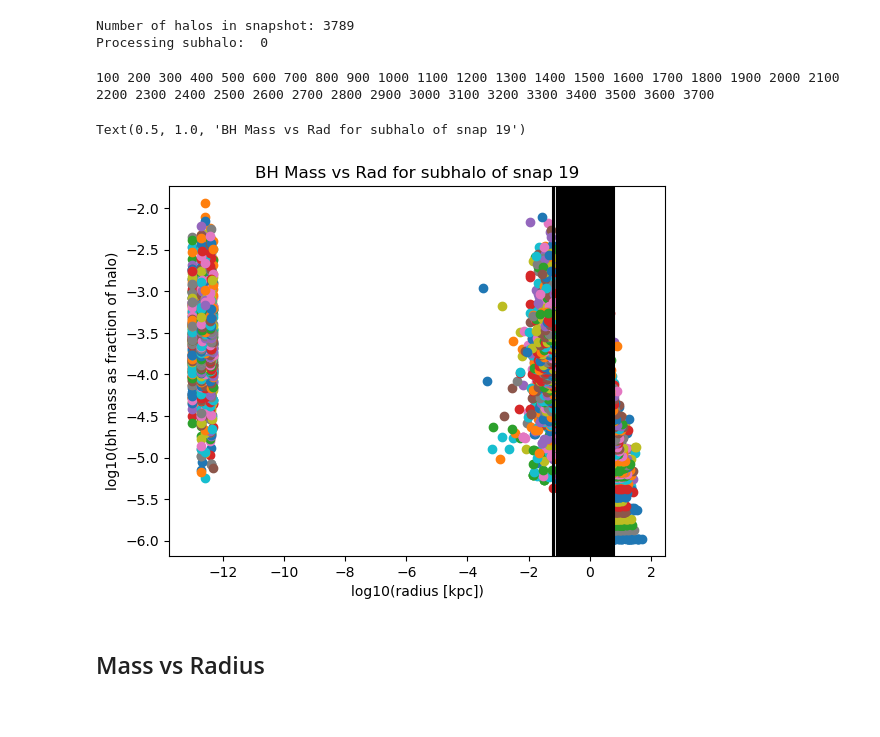
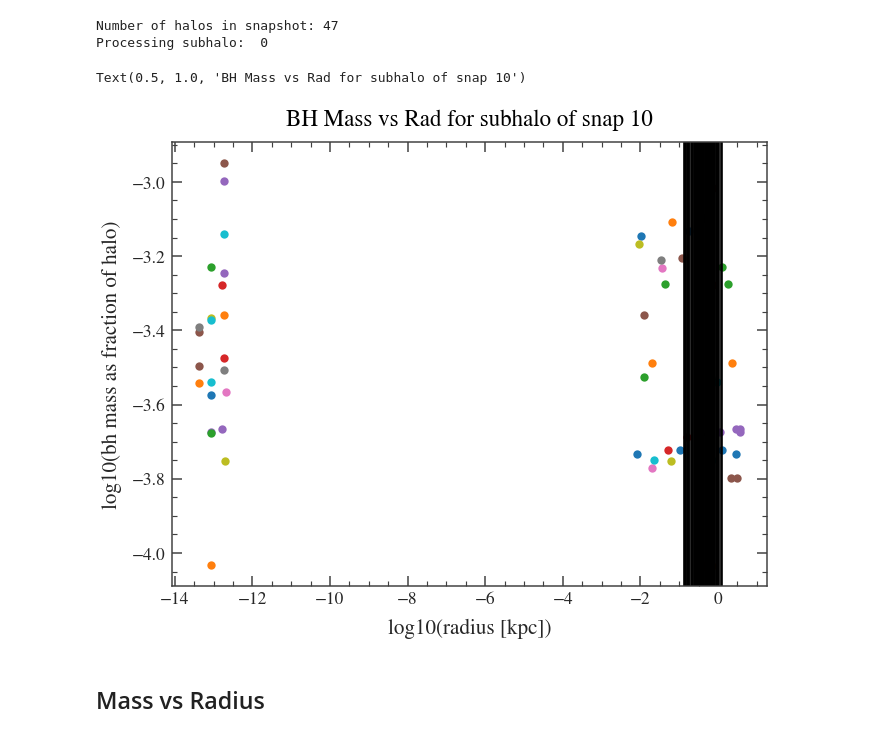
Before and after one commit to pranav-satheesh/wandering_bhs, a Jupyter notebook: Notebooks/SubhaloDictionary.ipynb, the cells around one changed output. Saved outputs shown, nothing was run; the diff lists cells and outputs as text; code cells hidden in the pictures.

Commit message:
fancy plots, sim parameter

```diff
--- a/Notebooks/SubhaloDictionary.ipynb
+++ b/Notebooks/SubhaloDictionary.ipynb
@@ -10,3 +10,5 @@ import wandering_bh_catalog as catalog
 import h5py
 import matplotlib.pyplot as plt
 import numpy as np
+import plot_style as ps
+ps.set_style('paper')
@@ -26,5 +33,15 @@ np.float64(20.046490988807516)
+# %%
+Brahma_sim_path = '/orange/lblecha/aklantbhowmick/GAS_BASED_SEED_MODEL_UNIFORM_RUNS/L12p5n512/AREPO/'
+Dict_path = "/orange/lblecha/pranavsatheesh/wandering_bhs/Data/wandering_bh_"
+sim_1_name = 'SM5_DFD_3_TNG'
+sim_1_file = Brahma_sim_path + sim_1_name + "/"
+sim_1_dict = Dict_path + sim_1_name + ".hdf5"
+sim_2_name = 'SM5_LW10_DFD_3_TNG'
+sim_2_file = Brahma_sim_path + sim_2_name + "/"
+sim_2_dict = Dict_path + sim_2_name + ".hdf5"
+snapshots, redshifts = arepo_package.get_snapshot_redshift_correspondence(sim_1_file) #same for both sims
 # %%
-with h5py.File("/orange/lblecha/pranavsatheesh/wandering_bhs/Data/wandering_bh_SM5_DFD_3_TNG.hdf5") as f:
+with h5py.File(sim_1_dict) as f:
     is_wandering = f["bh/is_wandering"][:]
     r_kpc = f["bh/r_kpc"] # all radii
     lum = f["bh/lbol_erg_s"] # all lum
@@ -63,37 +80,36 @@ Text(0.5, 1.0, 'Lum vs rad for all subhalos of snap 14')
 # %%
 # To plot BH mass (as fraction of halo mass) against radius in halo
 with h5py.File("/orange/lblecha/pranavsatheesh/wandering_bhs/Data/wandering_bh_SM5_DFD_3_TNG.hdf5") as f:
     is_wandering = f["bh/is_wandering"][:]
     r_kpc = f["bh/r_kpc"] # all radii
     mass = f["bh/mass_msun"] # all masses
 
-    snapchoice = 19                                           # CHANGE SNAPSHOT HERE
+    snapchoice = 10                                           # CHANGE SNAPSHOT HERE
     num_halos_in_snap = f["snapshot/n_subhalos_with_bh"][snapchoice]
     print("Number of halos in snapshot:", num_halos_in_snap)
     print("Processing subhalo: ", end=" ")
     for subhalochoice in range(num_halos_in_snap):
         if subhalochoice % 100 == 0: print(f"{subhalochoice}", end=" ")
         subhalo_start = f["snapshot/subhalo_start"][snapchoice]
         bh_start = f["subhalo/bh_start"][subhalo_start+subhalochoice]
         halo_mass = f["subhalo/subhalo_total_mass_msun"][subhalo_start+subhalochoice]
         halfmass_rad = f["subhalo/stellar_halfrad_kpc"][subhalo_start+subhalochoice]
         num_bh_in_halo = f["subhalo/bh_count"][subhalo_start+subhalochoice]
         wandering_in_halo = is_wandering[bh_start:bh_start+num_bh_in_halo]
         r_in_halo = r_kpc[bh_start:bh_start+num_bh_in_halo]
         bh_mass_in_halo = mass[bh_start:bh_start+num_bh_in_halo]
         mass_frac = bh_mass_in_halo/halo_mass
         plt.scatter(np.log10(r_in_halo), np.log10(mass_frac)) #, label=str(subhalochoice))
         plt.axvline(np.log10(halfmass_rad), color="k")
 #plt.legend()
 plt.xlabel("log10(radius [kpc])")
 plt.ylabel("log10(bh mass as fraction of halo)")
 plt.title(f"BH Mass vs Rad for subhalo of snap {snapchoice}")
 # %% [output]
-Number of halos in snapshot: 3789
+Number of halos in snapshot: 47
 Processing subhalo:  0
-100 200 300 400 500 600 700 800 900 1000 1100 1200 1300 1400 1500 1600 1700 1800 1900 2000 2100 2200 2300 2400 2500 2600 2700 2800 2900 3000 3100 3200 3300 3400 3500 3600 3700
+Text(0.5, 1.0, 'BH Mass vs Rad for subhalo of snap 10')
-Text(0.5, 1.0, 'BH Mass vs Rad for subhalo of snap 19')
-[figure, old version]
+[figure, new version]
 # %%
 # ive put this in a function but running it in a for loop doesnt make an array. if i have time i should try to figure that out. subplots n stuff.
 # %%
```
Also changed, not shown: parts of 22 cells of this notebook, 1 other file.
